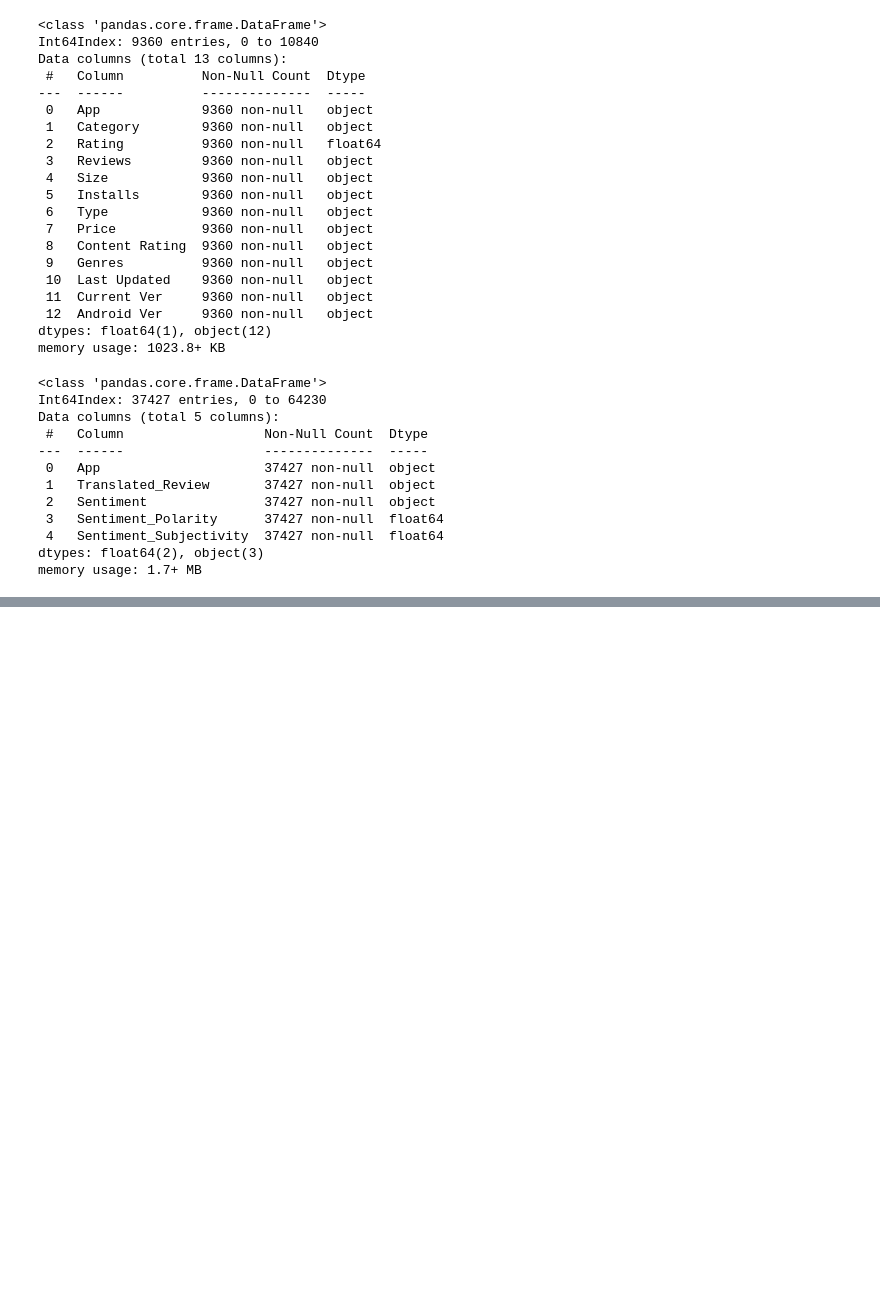
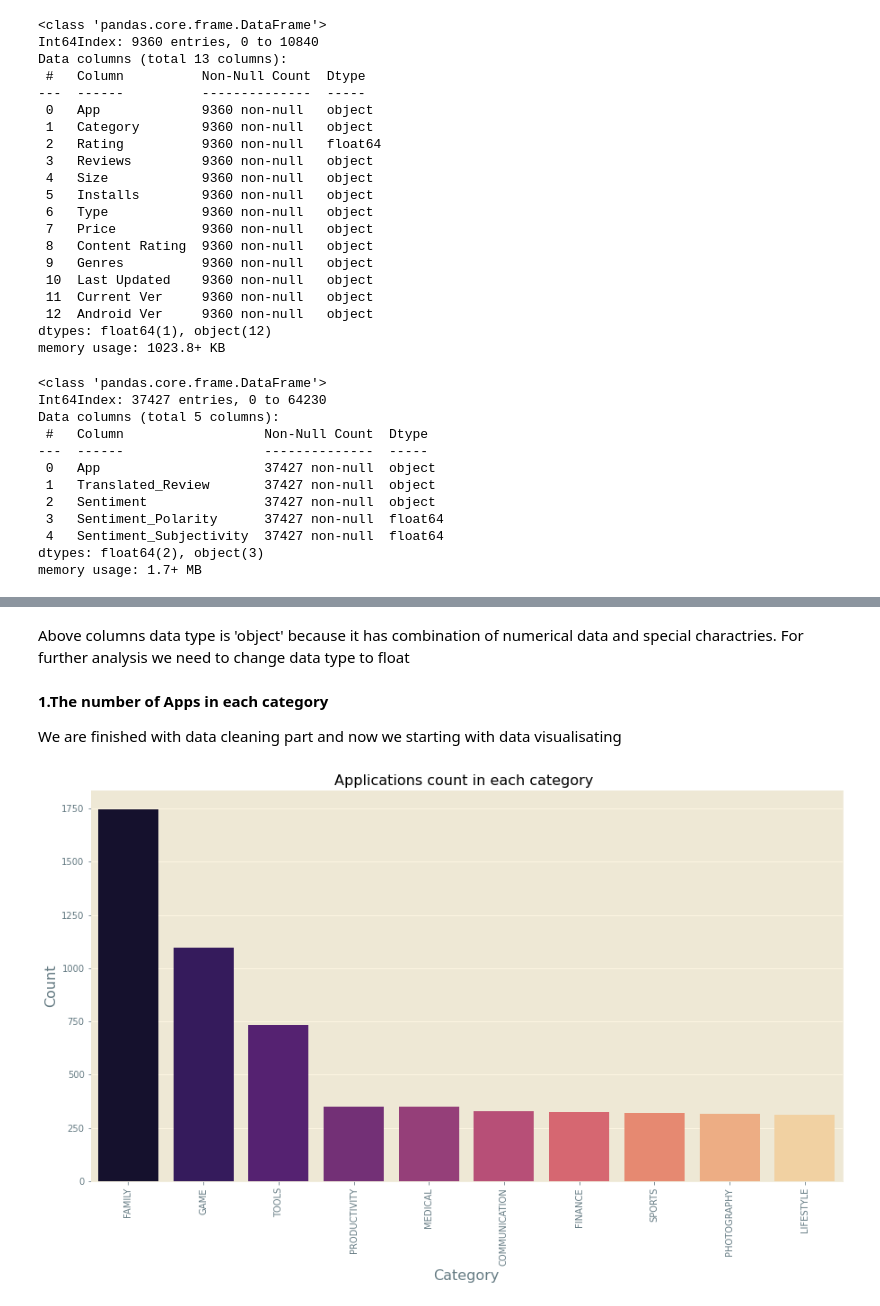
Before and after one commit to Sanketkamble01/Playstore-app-review-analysis, a Jupyter notebook: Individual_Notebook_Play_Store_App_Review_Analysis_Capstone_Project.ipynb, the cells around one changed output, grey strips where cells are left out. Cells and saved outputs as stored; diff of their text form; code cells hidden in the pictures; blank space fills up the shorter version.

Commit message:
2.Created using Colaboratory

```diff
--- a/Individual_Notebook_Play_Store_App_Review_Analysis_Capstone_Project.ipynb
+++ b/Individual_Notebook_Play_Store_App_Review_Analysis_Capstone_Project.ipynb
@@ -26,7 +24,7 @@ path = '/content/drive/MyDrive/Capstone Project/'
 # %%
 #read CSV files
-ps_dataset1 = pd.read_csv(path + 'Play Store Data.csv')
-ps_dataset2 = pd.read_csv(path + 'User Reviews.csv')
+ps_dataset1 = pd.read_csv('/content/drive/MyDrive/Capstone Project/Play Store Data.csv')
+ps_dataset2 = pd.read_csv('/content/drive/MyDrive/Capstone Project/User Reviews.csv')
 # %%
 ps_dataset1.head()
 # %% [output]
@@ -141,0 +176,45 @@ Total number of dublicate apps in play store data is:  1170
+# %%
+def format(value):
+  if value[-1:] == "k":
+     return float(value[0:-1])/1000
+  elif value[-1:] == "M":
+     return  value
+  else:
+     return np.nan
+ps_dataset1.rename(columns = {'Size':'Size(Mb)'}, inplace = True)
+
+ps_dataset1["Size(Mb)"]=ps_dataset1["Size(Mb)"].map(lambda x: format(x))
+# Replace "M" with an empty string
+ps_dataset1["Size(Mb)"]=ps_dataset1["Size(Mb)"].apply(lambda x: str(x).replace('M',"") if 'M' in str(x) else x)
+# %%
+# replace "$" sign and using "astype()" to convert the "price" column into float
+ps_dataset1["Price"]=ps_dataset1["Price"].str.replace("$","")
+# lets replace  "+" and "," it with an empty string
+ps_dataset1["Installs"]=ps_dataset1["Installs"].str.replace("+","").str.replace(",","")
+# %% [markdown]
+Above columns data type is 'object' because it has combination of numerical data and special charactries.  For further analysis we need to change data type to float
+# %%
+# Change the data type to float
+ps_dataset1["Reviews"]=pd.to_numeric(ps_dataset1["Reviews"])
+ps_dataset1["Installs"]=ps_dataset1["Installs"].astype(float)
+ps_dataset1["Price"]=ps_dataset1["Price"].astype(float)
+ps_dataset1["Size(Mb)"]=ps_dataset1["Size(Mb)"].astype(float)
+# %% [markdown]
+**1.The number of Apps in each category**
+
+>
+
+
+We are finished with data cleaning part and now we starting with data visualisating
+# %%
+plt.figure(figsize=(15,8))
+plt.style.use("Solarize_Light2")
+sns.countplot('Category',data=ps_dataset1,
+              order=ps_dataset1.Category.value_counts().head(10).index,palette="magma")
+plt.xlabel("Category", fontsize=16)
+plt.ylabel("Count", fontsize=16)
+plt.title("Applications count in each category ")
+plt.xticks(rotation=90)
+plt.show();
+# %% [output]
+[figure, added]
```
Also changed, not shown: parts of 51 cells of this notebook.
